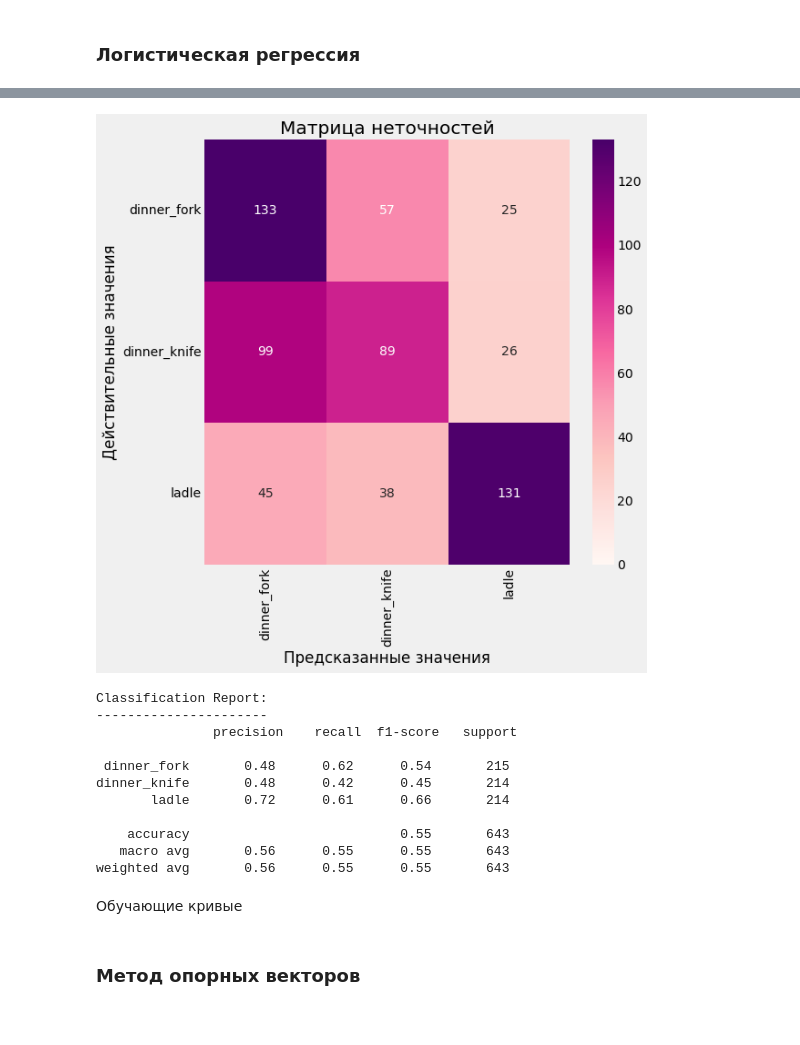
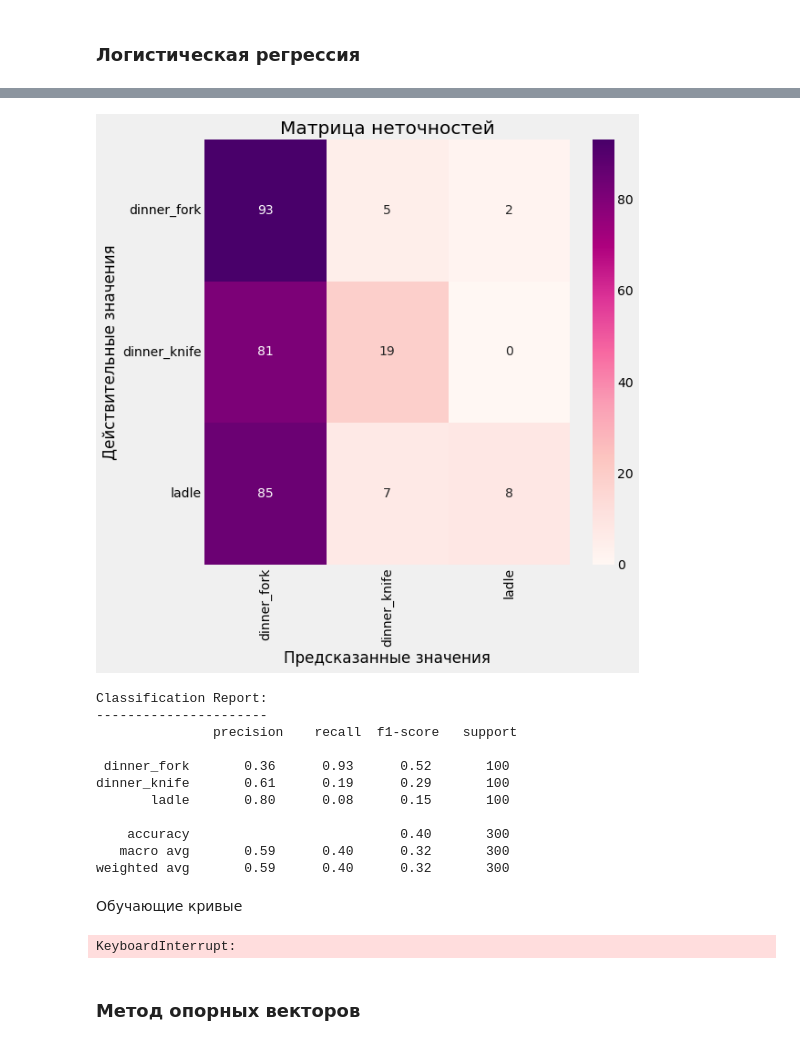
Before and after one commit to ElizavetaWow/ML_course_work, a Jupyter notebook: work_main.ipynb, the cells around one changed output, grey strips where cells are left out. Drawn from its saved outputs; the diff is of its cells as text; code cells hidden in the pictures.

```diff
--- a/work_main.ipynb
+++ b/work_main.ipynb
@@ -435,0 +435,2 @@ Found 600 images belonging to 3 classes.
+# %%
+test_generator, working_dir = balance_data_size(test_generator, 100, 'test')
@@ -534,13 +547,12 @@ def print_learning_curve(model, x, y):
 # %%
-y_test = test_generator.classes
+y_test = np.asarray(test_generator.classes)
 y_train = np.asarray(train_generator.classes)
 y_valid = np.asarray(valididation_generator.classes)
-x_test = np.concatenate([test_generator.next()[0] for _ in range(test_generator.__len__())])
-x_test = x_test.flatten().reshape(y_test.shape[0], -1)
-x_train = np.concatenate([train_generator.next()[0] for _ in range(train_generator.__len__())])
-x_train = x_train.flatten().reshape(y_train.shape[0], -1)
-x_valid = np.concatenate([valididation_generator.next()[0] for _ in range(valididation_generator.__len__())])
-x_valid = x_valid.flatten().reshape(y_valid.shape[0], -1)
+
+x_test = np.concatenate([test_generator.next()[0] for _ in range(test_generator.__len__())]).flatten().reshape(y_test.shape[0], -1)
+x_train = np.concatenate([train_generator.next()[0] for _ in range(train_generator.__len__())]).flatten().reshape(y_train.shape[0], -1)
+x_valid = np.concatenate([valididation_generator.next()[0] for _ in range(valididation_generator.__len__())]).flatten().reshape(y_valid.shape[0], -1)
+
 x_train = np.vstack([x_train, x_valid])
 y_train = np.hstack([y_train, y_valid])
 # %% [markdown]
@@ -555,21 +581,13 @@ y = np.hstack([y_train, y_test])
 ### Логистическая регрессия
 # %%
 parameters = [{'solver': ['lbfgs', 'sag', 'saga']},
-              {'penalty':['none', 'l1', 'l2']},
               {'C':[0.001, 0.01, 0.1]}]
-kfold = RepeatedKFold(n_splits=5, n_repeats=1,  random_state=SEED)
-logreg = LogisticRegression()
-grid_search = GridSearchCV(estimator = logreg,
+logreg = LogisticRegression(C=0.1, solver='sag')
+grid_search_logreg = GridSearchCV(estimator = logreg,
                            param_grid = parameters,
                            scoring = 'accuracy',
                            cv = kfold,
                            verbose=0)
 
-grid_result = grid_search.fit(x_train_scaled, y_train)
-print(f"Best: {grid_result.best_score_} using { grid_result.best_params_}")
-means = grid_result.cv_results_['mean_test_score']
-stds = grid_result.cv_results_['std_test_score']
-params = grid_result.cv_results_['params']
-for mean, stdev, param in zip(means, stds, params):
-    print(f"{mean} ({stdev}) with: {param}")
+grid_result_logreg = grid_search_logreg.fit(x_train_scaled, y_train)
 # %% [output]
@@ -612,17 +611,19 @@ y_pred_logreg = cross_val_predict(logreg, x_scaled, y, cv=kfold)
+# %%
+y_pred_logreg = grid_result_logreg.predict(x_test_scaled)
 # %%
-print_report(y, y_pred_logreg, classes_dict)
+print_report(y_test, y_pred_logreg, classes_dict)
 # %% [output]
-[figure, old version]
+[figure, new version]
 Classification Report:
 ----------------------
                precision    recall  f1-score   support
 
- dinner_fork       0.48      0.62      0.54       215
-dinner_knife       0.48      0.42      0.45       214
-       ladle       0.72      0.61      0.66       214
+ dinner_fork       0.36      0.93      0.52       100
+dinner_knife       0.61      0.19      0.29       100
+       ladle       0.80      0.08      0.15       100
 
-    accuracy                           0.55       643
-   macro avg       0.56      0.55      0.55       643
-weighted avg       0.56      0.55      0.55       643
+    accuracy                           0.40       300
+   macro avg       0.59      0.40      0.32       300
+weighted avg       0.59      0.40      0.32       300
 # %% [markdown]
 Обучающие кривые
@@ -631,3 +630,7 @@ print_learning_curve(logreg, x_scaled, y)
+# %%
+print_learning_curve(grid_result_logreg, x_train_scaled, y_train)
+# %% [output]
+KeyboardInterrupt:
 # %% [markdown]
 ### Метод опорных векторов
 # %%
```
Also changed, not shown: parts of 39 cells of this notebook.
